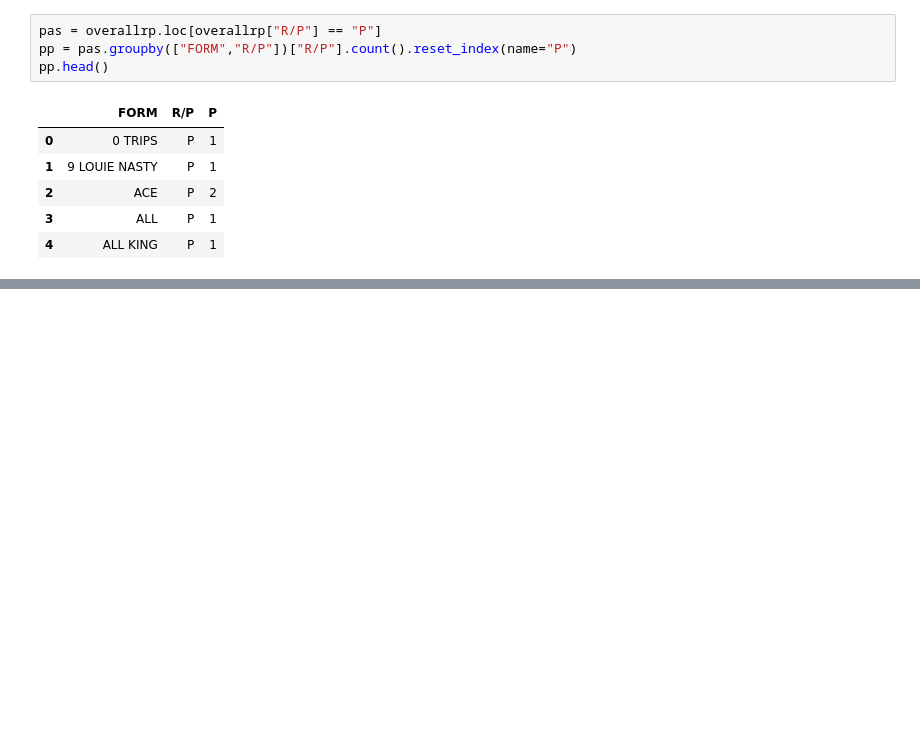
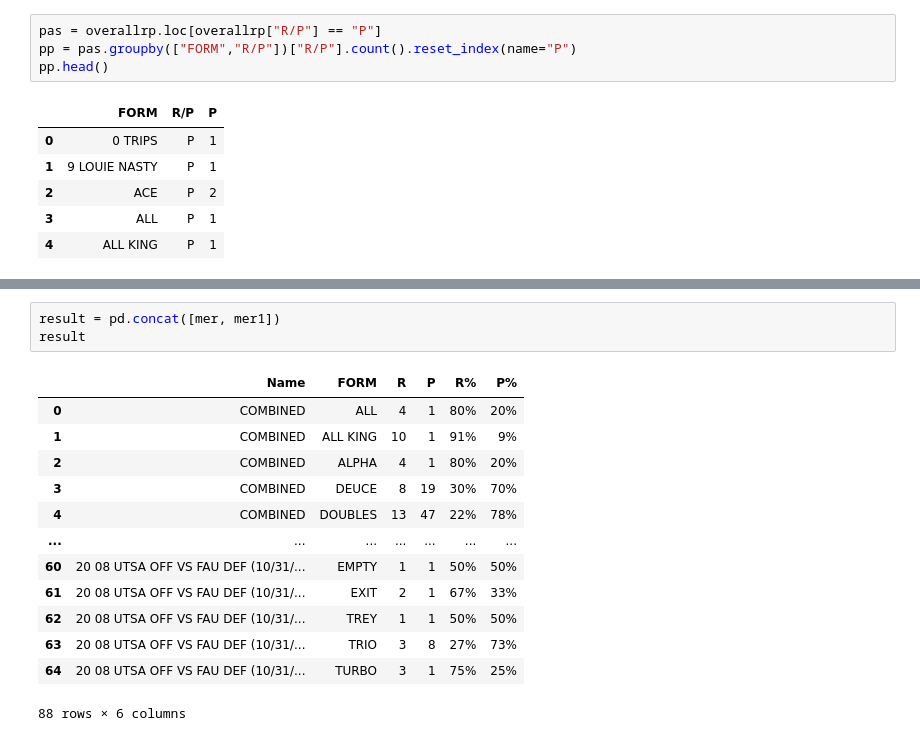
Before and after one commit to ahprh12/Ocean-Speedway-Golf-GPS, a Jupyter notebook: utsa/selfscout.ipynb, the cells around one changed output, grey strips where cells are left out. Drawn from its saved outputs; the diff is of its cells as text; blank space fills up the shorter version.

```diff
--- a/utsa/selfscout.ipynb
+++ b/utsa/selfscout.ipynb
@@ -77,0 +137,17 @@ mer
+# %%
+result = pd.concat([mer, mer1])
+result
+# %% [output]
+|  | Name | FORM | R | P | R% | P% |
+| 0 | COMBINED | ALL | 4 | 1 | 80% | 20% |
+| 1 | COMBINED | ALL KING | 10 | 1 | 91% | 9% |
+| 2 | COMBINED | ALPHA | 4 | 1 | 80% | 20% |
+| 3 | COMBINED | DEUCE | 8 | 19 | 30% | 70% |
+| 4 | COMBINED | DOUBLES | 13 | 47 | 22% | 78% |
+| ... | ... | ... | ... | ... | ... | ... |
+| 60 | 20 08 UTSA OFF VS FAU DEF (10/31/... | EMPTY | 1 | 1 | 50% | 50% |
+| 61 | 20 08 UTSA OFF VS FAU DEF (10/31/... | EXIT | 2 | 1 | 67% | 33% |
+| 62 | 20 08 UTSA OFF VS FAU DEF (10/31/... | TREY | 1 | 1 | 50% | 50% |
+| 63 | 20 08 UTSA OFF VS FAU DEF (10/31/... | TRIO | 3 | 8 | 27% | 73% |
+| 64 | 20 08 UTSA OFF VS FAU DEF (10/31/... | TURBO | 3 | 1 | 75% | 25% |
+88 rows × 6 columns
```
Also changed, not shown: parts of 5 cells of this notebook, 5 other files.
